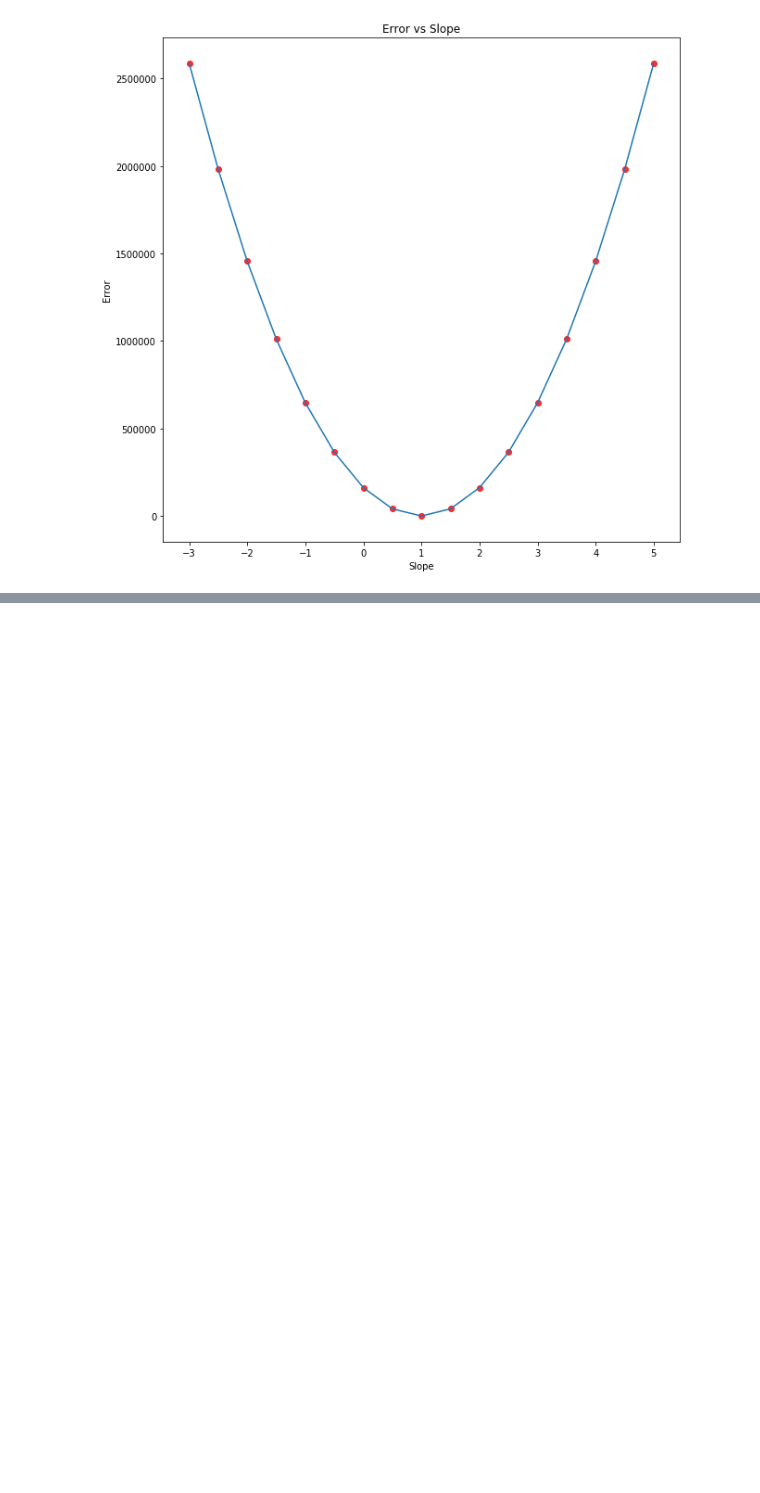
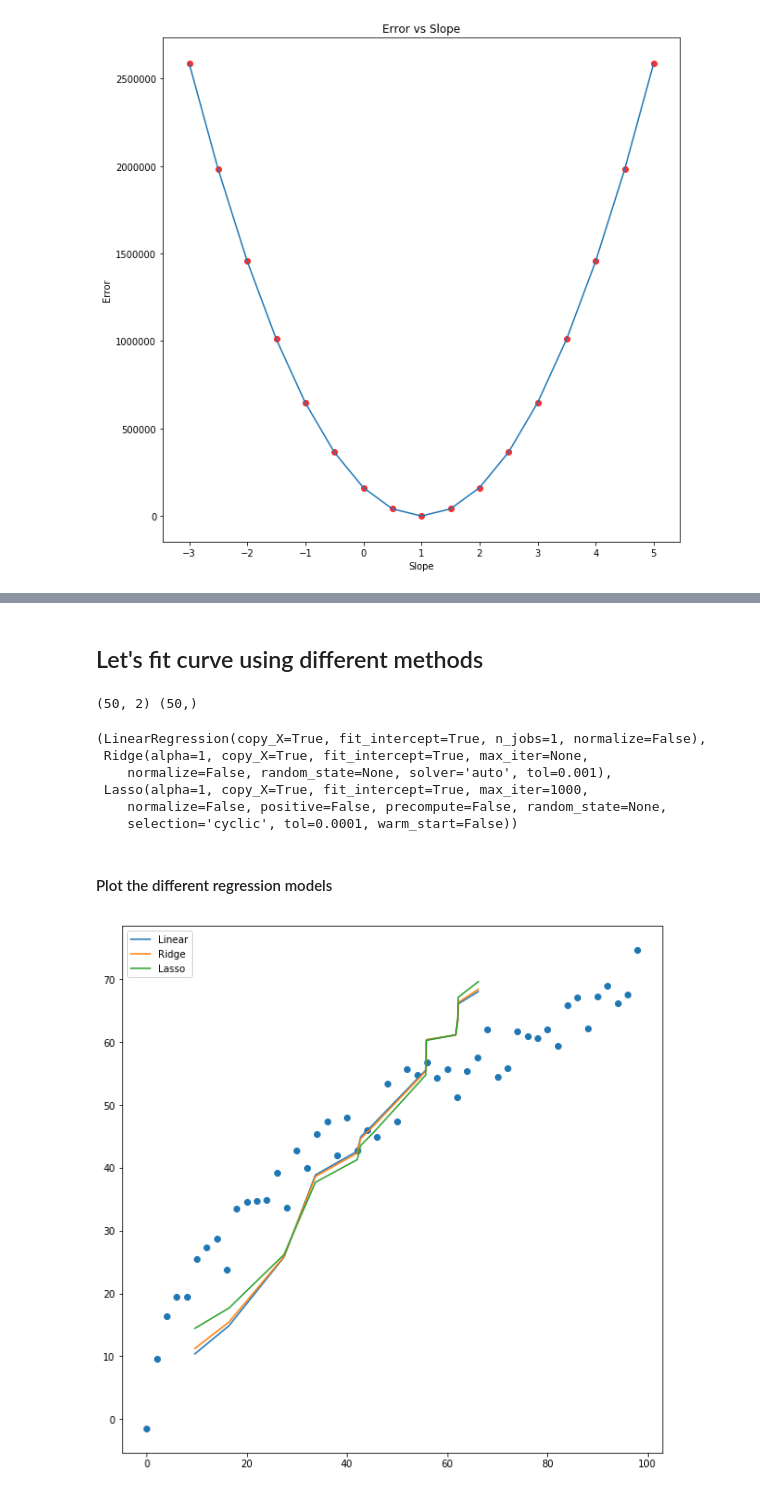
Before and after one commit to SubigyaPanta/ml-presentation, a Jupyter notebook: linear_regression.ipynb, the cells around one changed output, grey strips where cells are left out. Cells and saved outputs as stored; diff of their text form; code cells hidden in the pictures; blank space fills up the shorter version.

Commit message:
3 Regression Models

```diff
--- a/linear_regression.ipynb
+++ b/linear_regression.ipynb
@@ -44,0 +60,60 @@ plt.show()
+# %% [markdown]
+## Let's fit curve using different methods
+# %%
+from sklearn.linear_model import LinearRegression, Ridge, Lasso
+from sklearn.model_selection import train_test_split
+
+lr = LinearRegression()
+rd = Ridge(alpha=1)
+la = Lasso(alpha=1)
+# %%
+
+# print(xx)
+x1 = xx[:, np.newaxis]
+x2 = np.sqrt(xx[:, np.newaxis])
+# print(x1.shape, x2.shape)
+# print(x1, x2)
+xxx = np.concatenate((x1, x2), axis=1)
+# print('xxd', xxx)
+yy = s
+print(xxx.shape, yy.shape)
+# %% [output]
+(50, 2) (50,)
+# %%
+
+xtrain, xtest, ytrain, ytest = train_test_split(xxx, yy, random_state=14)
+xtrainplot, xtestplot, ytrainplot, ytestplot = train_test_split(xx, yy, random_state=14) # only for plotting
+
+def fit_all(xt, yt):
+    lr.fit(xt, yt)
+    rd.fit(xt, yt)
+    la.fit(xt, yt)
+    return lr, rd, la
+
+fit_all(xtrain, ytrain)
+# %% [output]
+(LinearRegression(copy_X=True, fit_intercept=True, n_jobs=1, normalize=False),
+ Ridge(alpha=1, copy_X=True, fit_intercept=True, max_iter=None,
+    normalize=False, random_state=None, solver='auto', tol=0.001),
+ Lasso(alpha=1, copy_X=True, fit_intercept=True, max_iter=1000,
+    normalize=False, positive=False, precompute=False, random_state=None,
+    selection='cyclic', tol=0.0001, warm_start=False))
+# %% [markdown]
+#### Plot the different regression models
+# %%
+def plot_all(lr, rd, la, xtrain, ytrain, xtest, xtestplot):
+    train_plot = plt.scatter(xtrain, ytrain)
+    # test_plot = plt.scatter(xtest, ytest)
+    lrplot_points = lr.predict(xtest)
+    rdplot_points = rd.predict(xtest)
+    laplot_points = la.predict(xtest)
+    plt.plot(np.sort(xtestplot), np.sort(lr.predict(xtest)), label="Linear")
+    plt.plot(np.sort(xtestplot), np.sort(rd.predict(xtest)), label="Ridge")
+    plt.plot(np.sort(xtestplot), np.sort(la.predict(xtest)), label="Lasso")
+    plt.legend(loc='best')
+    # plt.ylim((-50, 50))
+    plt.show()
+
+plot_all(lr, rd, la, xx, yy, xtest, ytest)
+# %% [output]
+[figure, added]
```
Also changed, not shown: parts of 3 cells of this notebook.
